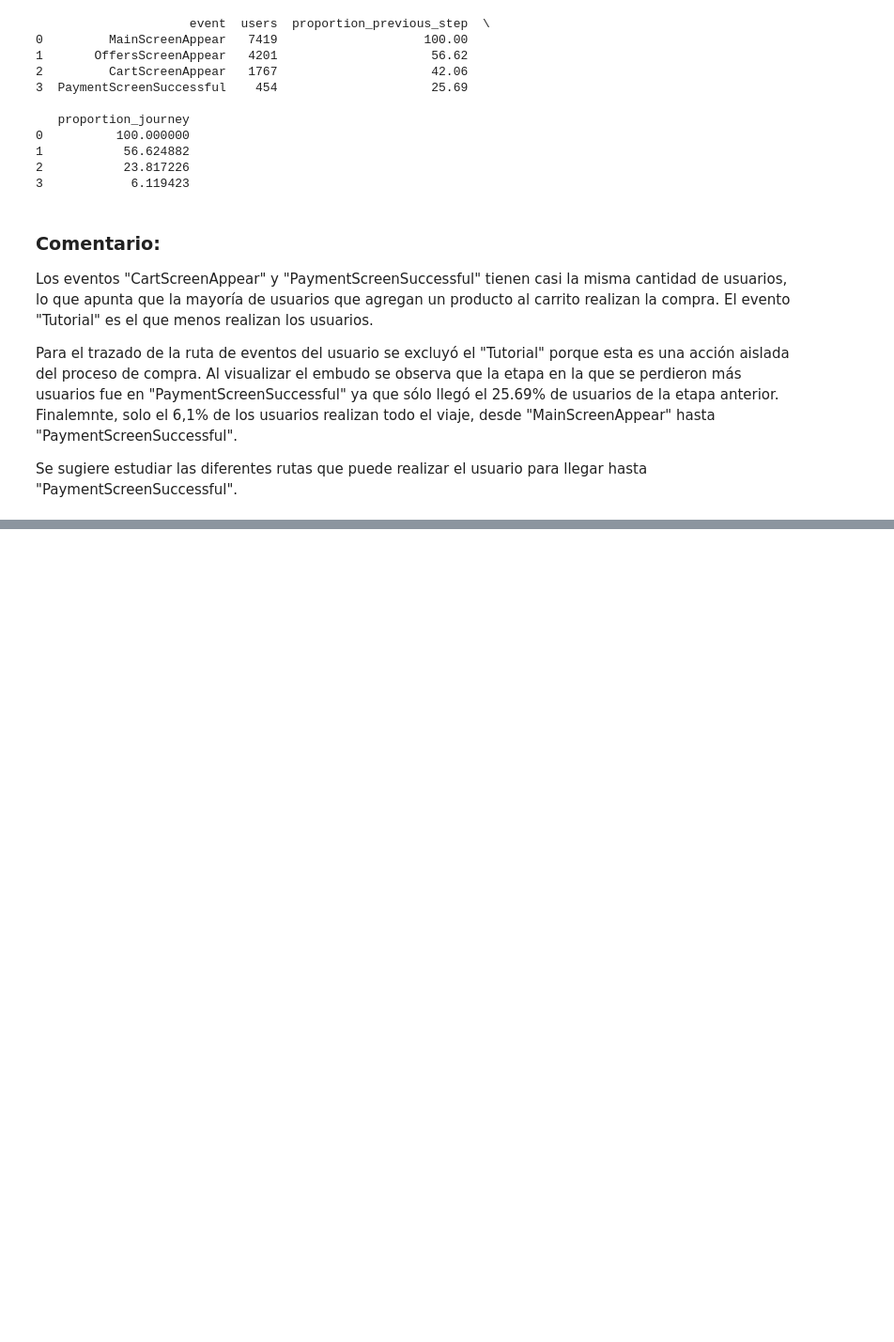
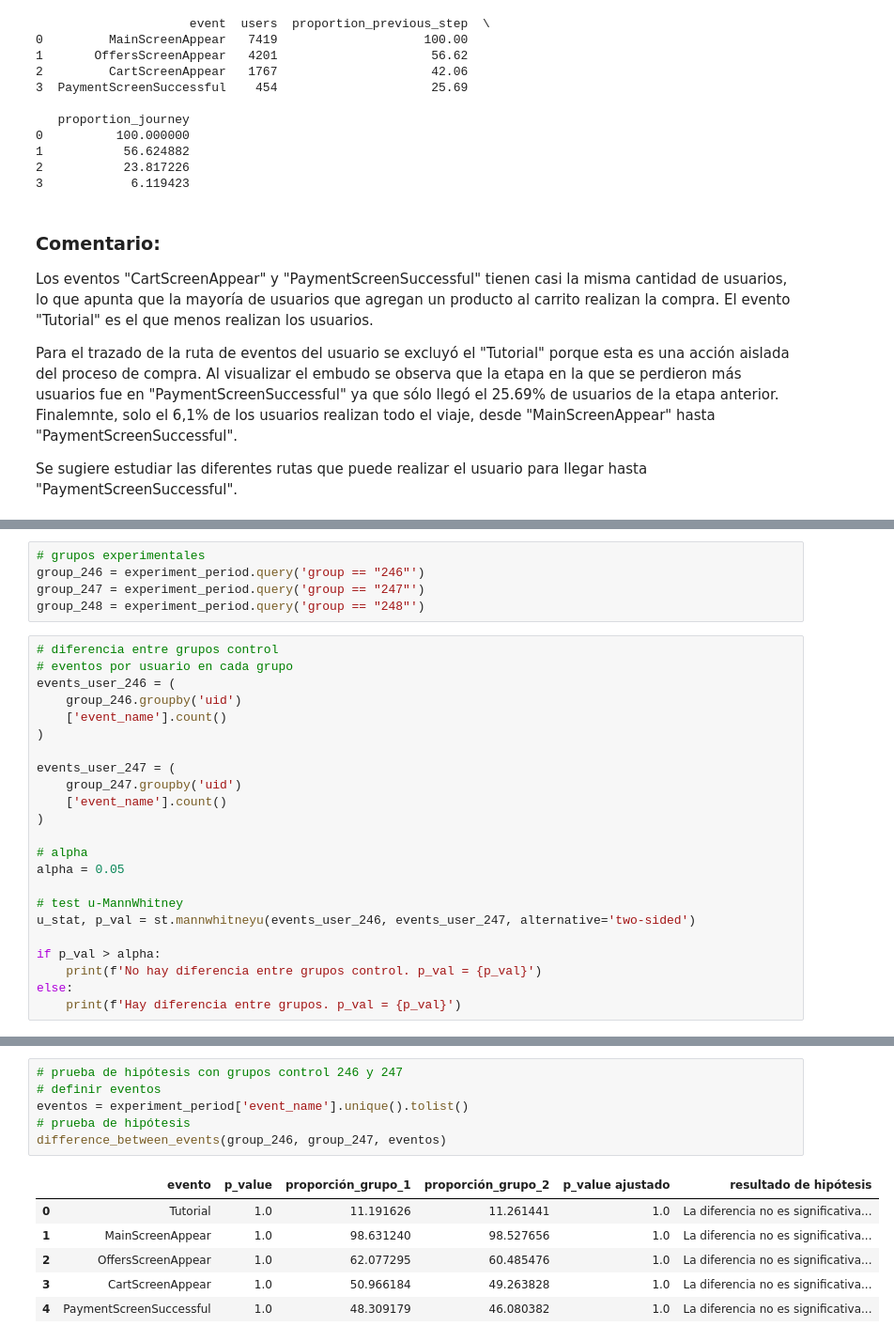
Before and after one commit to XivxnX/analisis_food-store, a Jupyter notebook: analisis_food-store.ipynb, the cells around one changed output, grey strips where cells are left out. Shown at 94% size. Cells and saved outputs as stored; diff of their text form; blank space fills up the shorter version.

Commit message:
Update análisis del experimento A/A/B: hipótesis de grupos control

```diff
--- a/analisis_food-store.ipynb
+++ b/analisis_food-store.ipynb
@@ -339,0 +343,28 @@ Se sugiere estudiar las diferentes rutas que puede realizar el usuario para lleg
+# %%
+# grupos experimentales
+group_246 = experiment_period.query('group == "246"')
+group_247 = experiment_period.query('group == "247"')
+group_248 = experiment_period.query('group == "248"')
+# %%
+# diferencia entre grupos control
+# eventos por usuario en cada grupo
+events_user_246 = (
+    group_246.groupby('uid')
+    ['event_name'].count()
+)
+
+events_user_247 = (
+    group_247.groupby('uid')
+    ['event_name'].count()
+)
+
+# alpha
+alpha = 0.05
+
+# test u-MannWhitney
+u_stat, p_val = st.mannwhitneyu(events_user_246, events_user_247, alternative='two-sided')
+
+if p_val > alpha:
+    print(f'No hay diferencia entre grupos control. p_val = {p_val}')
+else:
+    print(f'Hay diferencia entre grupos. p_val = {p_val}')
@@ -339,0 +446,13 @@ Se sugiere estudiar las diferentes rutas que puede realizar el usuario para lleg
+# %%
+# prueba de hipótesis con grupos control 246 y 247
+# definir eventos
+eventos = experiment_period['event_name'].unique().tolist()
+# prueba de hipótesis
+difference_between_events(group_246, group_247, eventos)
+# %% [output]
+|  | evento | p_value | proporción_grupo_1 | proporción_grupo_2 | p_value ajustado | resultado de hipótesis |
+| 0 | Tutorial | 1.0 | 11.191626 | 11.261441 | 1.0 | La diferencia no es significativa... |
+| 1 | MainScreenAppear | 1.0 | 98.631240 | 98.527656 | 1.0 | La diferencia no es significativa... |
+| 2 | OffersScreenAppear | 1.0 | 62.077295 | 60.485476 | 1.0 | La diferencia no es significativa... |
+| 3 | CartScreenAppear | 1.0 | 50.966184 | 49.263828 | 1.0 | La diferencia no es significativa... |
+| 4 | PaymentScreenSuccessful | 1.0 | 48.309179 | 46.080382 | 1.0 | La diferencia no es significativa... |
```
Also changed, not shown: parts of 8 cells of this notebook.
